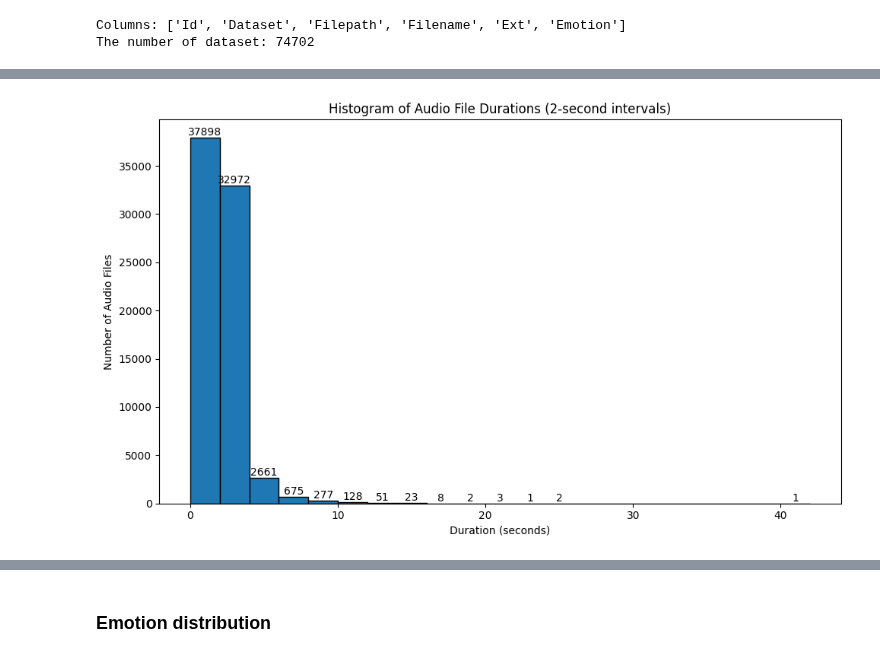
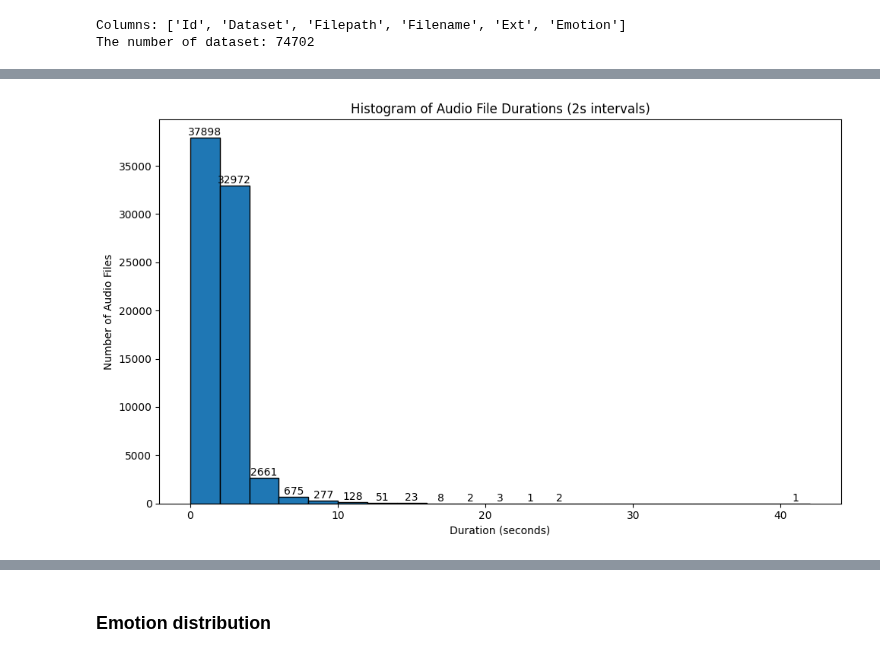
Before and after one commit to Fe-56/ai_project_ser, a Jupyter notebook: data/MakeEngSpeechDataset.ipynb, the cells around one changed output, grey strips where cells are left out. Saved outputs shown, nothing was run; the diff lists cells and outputs as text; code cells hidden in the pictures.

```diff
--- a/data/MakeEngSpeechDataset.ipynb
+++ b/data/MakeEngSpeechDataset.ipynb
@@ -668,7 +668,7 @@ filepaths = df['Filepath'].tolist()
 with ThreadPoolExecutor() as executor:
     durations = list(executor.map(get_duration, filepaths))
 
-df['duration'] = durations
+df['Duration'] = durations
 # %%
 df
 # %% [output]
@@ -687,18 +687,18 @@ df
 74702 rows × 7 columns
 # %%
 # Create bins for the histogram in intervals of 5 seconds
-max_duration = df['duration'].max()
+max_duration = df['Duration'].max()
 bins = np.arange(0, max_duration + 5, 5)
 
 # Plot the histogram of audio durations
 plt.figure(figsize=(10, 6))
 
 # Plot the histogram and capture the returned values (counts, bin_edges, patches)
-counts, bin_edges, patches = plt.hist(df['duration'], bins=bins, edgecolor='black')
+counts, bin_edges, patches = plt.hist(df['Duration'], bins=bins, edgecolor='black')
 
 plt.xlabel("Duration (seconds)")
 plt.ylabel("Number of Audio Files")
-plt.title("Histogram of Audio File Durations (5-second intervals)")
+plt.title("Histogram of Audio File Durations (5s intervals)")
 plt.tight_layout()
 
 # Annotate each bar with its count value
@@ -719,31 +719,31 @@ plt.show()
 # %%
 # Create bins for the histogram in intervals of 2 seconds
-max_duration = df['duration'].max()
+max_duration = df['Duration'].max()
 bins = np.arange(0, max_duration + 2, 2)
 
 # Plot the histogram of audio durations
 plt.figure(figsize=(10, 6))
 
 # Plot the histogram and capture the returned values (counts, bin_edges, patches)
-counts, bin_edges, patches = plt.hist(df['duration'], bins=bins, edgecolor='black')
+counts, bin_edges, patches = plt.hist(df['Duration'], bins=bins, edgecolor='black')
 
 plt.xlabel("Duration (seconds)")
 plt.ylabel("Number of Audio Files")
-plt.title("Histogram of Audio File Durations (2-second intervals)")
+plt.title("Histogram of Audio File Durations (2s intervals)")
 plt.tight_layout()
 
 # Annotate each bar with its count value
 for patch in patches:
     height = patch.get_height()
     # Only annotate bars that have a non-zero count
     if height > 0:
         x = patch.get_x() + patch.get_width() / 2
         plt.annotate(f'{int(height)}',
                      (x, height),
                      ha='center',
                      va='bottom')
 
 plt.savefig("./plots/audio_duration_histogram_2seconds.png")
 plt.show()
 # %% [output]
-[figure, old version]
+[figure, new version]
```
Also changed, not shown: parts of 26 cells of this notebook, 8 other files.
